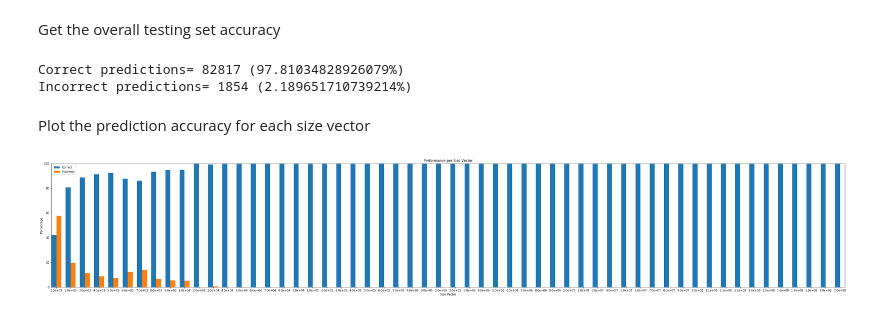
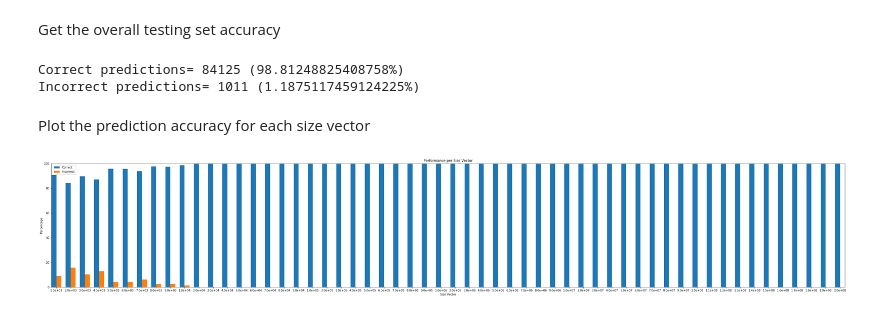
Before and after one commit to TwiggyDaniels/Hardware-Counters-Space-Reduction-for-Code-Region-Characterization, a Jupyter notebook: Neural_Network.ipynb, the cells around one changed output. Drawn from its saved outputs; the diff is of its cells as text; code cells hidden in the pictures.

```diff
--- a/Neural_Network.ipynb
+++ b/Neural_Network.ipynb
@@ -118,8 +118,14 @@ Add one hidden layer
 And one output layer
 Then compile the model
 # %%
-model.add(Dense(10,input_shape=(20,),activation='tanh'))
+#model.add(Dropout(0.1,input_shape=(20,)))
+model.add(Dense(24,input_shape=(20,),activation='selu'))
+#model.add(Dropout(0.2))
+model.add(Dense(28,activation='selu'))
+#model.add(Dropout(0.2))
+model.add(Dense(16,activation='selu'))
+#model.add(Dropout(0.2))
 model.add(Dense(4,activation='softmax'))
-model.compile(Adam(lr=0.001),'categorical_crossentropy', metrics=['accuracy', 'mean_squared_error'])
+model.compile(Adam(lr=0.002),'categorical_crossentropy', metrics=['accuracy', 'mean_squared_error'])
 model.summary()
 # %% [output]
@@ -139,5 +152,5 @@ _________________________________________________________________
 Execute training the neural network set to live-plot the loss.
 # %%
 plot_losses = PlotLossesCallback()
-history = model.fit(X_scaled,Y,batch_size=24,epochs=10,shuffle=2,validation_split=0.20, callbacks=[plot_losses])
+history = model.fit(X_scaled,Y,batch_size=128,epochs=32,shuffle=2,validation_split=0.20, callbacks=[plot_losses])
 # %% [output]
@@ -184,8 +197,8 @@ pc, ppc, pi, ppi = predict(dataset_test)
 print("Correct predictions= {} ({}%)".format(pc,ppc))
 print("Incorrect predictions= {} ({}%)".format(pi, ppi))
 # %% [output]
-Correct predictions= 82817 (97.81034828926079%)
-Incorrect predictions= 1854 (2.189651710739214%)
+Correct predictions= 84125 (98.81248825408758%)
+Incorrect predictions= 1011 (1.1875117459124225%)
 # %%
 for x, size in enumerate(unique_sizes):
     size_test_set = dataset_test_full[dataset_test_full['size_vector'] == size[0]]
@@ -196,25 +209,25 @@ Plot the prediction accuracy for each size vector
 # %%
 # get the numpy elements to convert to strings in scientific notation (for space reasons)
 labels = [np.format_float_scientific(size, unique=False, precision=1) for size in unique_sizes[:,0]]
-men_means = unique_sizes[:,1]
-women_means = unique_sizes[:,2]
+correct = unique_sizes[:,1]
+incorrect = unique_sizes[:,2]
 
 x = np.arange(len(labels))  # the label locations
 width = 0.35  # the width of the bars
 
 fig, ax = plt.subplots(figsize=(50,8))
-rects1 = ax.bar(x - width/2, men_means, width, label='Correct')
-rects2 = ax.bar(x + width/2, women_means, width, label='Incorrect')
+rects1 = ax.bar(x - width/2, correct, width, label='Correct')
+rects2 = ax.bar(x + width/2, incorrect, width, label='Incorrect')
 
 # Add some text for labels, title and custom x-axis tick labels, etc.
 ax.set_ylabel('Percentage')
 ax.set_xlabel('Size Vector')
 ax.set_title('Performance per Size Vector')
 ax.set_xticks(x)
 ax.set_xticklabels(labels)
 ax.legend()
 plt.margins(0)
 
 plt.show()
 # %% [output]
-[figure, old version]
+[figure, new version]
```
Also changed, not shown: parts of 3 cells of this notebook, 4 other files.
